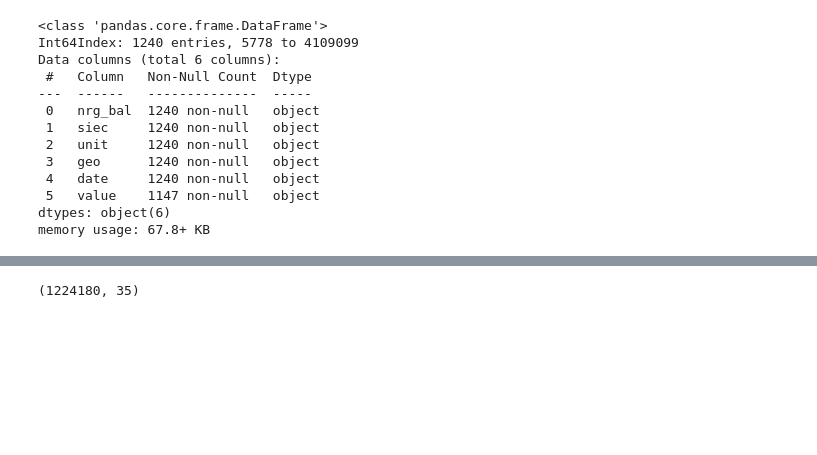
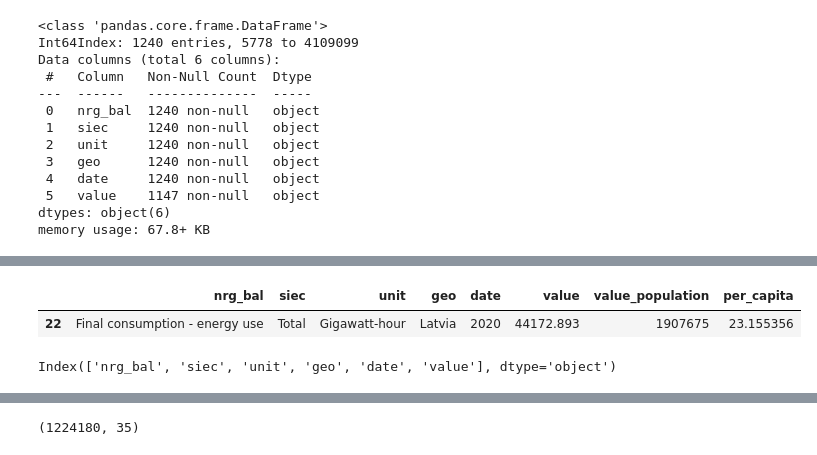
Before and after one commit to zhiravetska/FP, a Jupyter notebook: datafrom eurostat_2 copy.ipynb, the cells around one changed output, grey strips where cells are left out. Drawn from its saved outputs; the diff is of its cells as text; code cells hidden in the pictures; blank space fills up the shorter version.

```diff
--- a/datafrom eurostat_2 copy.ipynb
+++ b/datafrom eurostat_2 copy.ipynb
@@ -139,0 +163,9 @@ fig.show()
+# %%
+m_balance.query('geo=="Latvia" and date==2020')
+# %% [output]
+|  | nrg_bal | siec | unit | geo | date | value | value_population | per_capita |
+| 22 | Final consumption - energy use | Total | Gigawatt-hour | Latvia | 2020 | 44172.893 | 1907675 | 23.155356 |
+# %%
+bal.columns
+# %% [output]
+Index(['nrg_bal', 'siec', 'unit', 'geo', 'date', 'value'], dtype='object')
```
Also changed, not shown: parts of 11 cells of this notebook.
